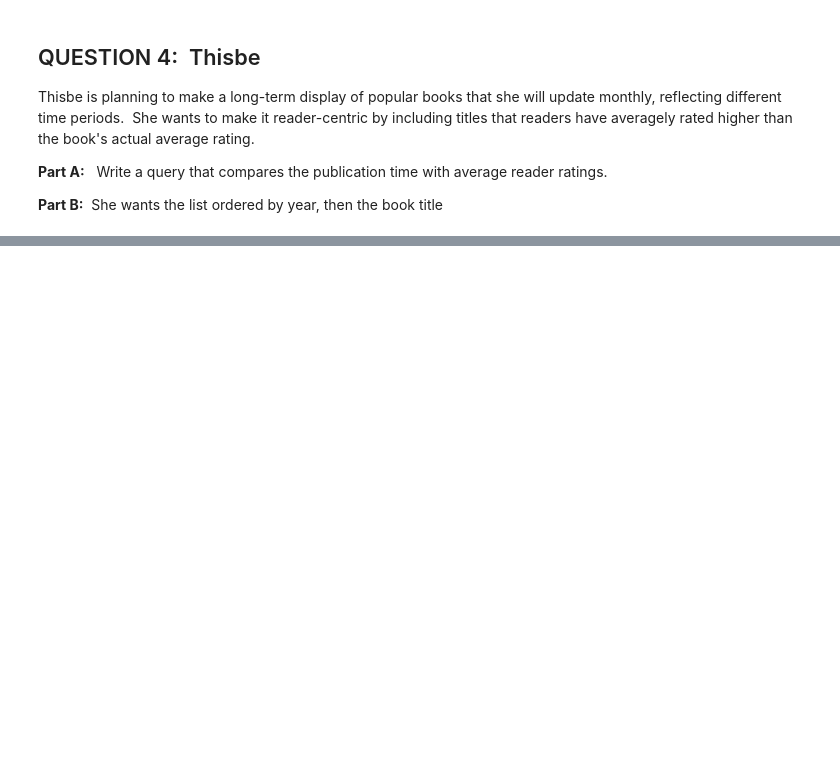
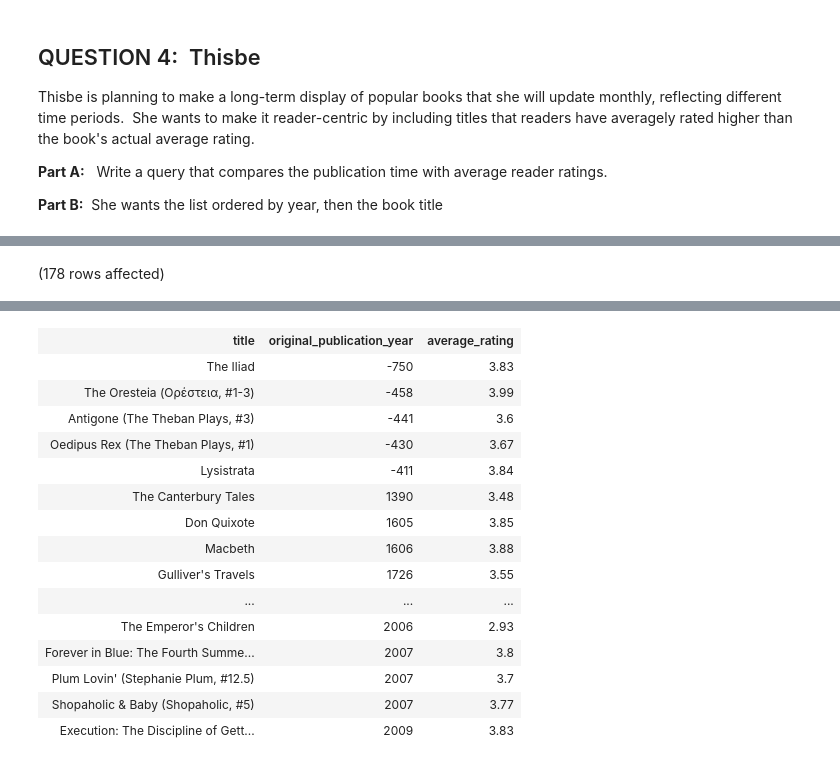
Before and after one commit to e3la/SQL-Part-4-Studio, a Jupyter notebook: Notebook-0.ipynb, the cells around one changed output, grey strips where cells are left out. Saved outputs shown, nothing was run; the diff lists cells and outputs as text; code cells hidden in the pictures; blank space fills up the shorter version.

```diff
--- a/Notebook-0.ipynb
+++ b/Notebook-0.ipynb
@@ -101,0 +212,46 @@ Total execution time: 00:00:00.051
+# %%
+-- Code here:
+
+/*
+Thisbe is planning to make a long-term display of popular books that she will update monthly, reflecting different time periods.  She wants to make it reader-centric by including titles that readers have averagely rated higher than the book's actual average rating.
+
+Part A:   Write a query that compares the publication time with average reader ratings.
+
+Part B:  She wants the list ordered by year, then the book title
+*/
+
+-- average rating from books less than the average rating from the rating table
+-- ratings from rating
+
+-- use book original publication year from book for time
+
+-- using a subquery after the average_rating to find where the average reader rated it higher than the average reading from the books table
+
+-- USE BooksDB
+
+-- WHERE average_rating > (SELECT ratings )
+-- AVG from rating.rating
+
+-- answer is 178 for the numbers
+
+USE BooksDB
+SELECT
+    book.title,
+    book.original_publication_year,
+    book.average_rating
+FROM
+    books AS book
+WHERE
+    book.average_rating < (
+        SELECT
+            AVG(rating)
+        FROM
+            ratings
+        WHERE
+            book_id = book.book_id
+    )
+ORDER BY
+    book.original_publication_year,
+    book.title;
+# %% [output]
+(178 rows affected)
@@ -101,0 +259,16 @@ Total execution time: 00:00:00.051
+| title | original_publication_year | average_rating |
+| The Iliad | -750 | 3.83 |
+| The Oresteia (Ορέστεια, #1-3) | -458 | 3.99 |
+| Antigone (The Theban Plays, #3) | -441 | 3.6 |
+| Oedipus Rex (The Theban Plays, #1) | -430 | 3.67 |
+| Lysistrata | -411 | 3.84 |
+| The Canterbury Tales | 1390 | 3.48 |
+| Don Quixote | 1605 | 3.85 |
+| Macbeth | 1606 | 3.88 |
+| Gulliver's Travels | 1726 | 3.55 |
+| ... | ... | ... |
+| The Emperor's Children | 2006 | 2.93 |
+| Forever in Blue: The Fourth Summe... | 2007 | 3.8 |
+| Plum Lovin' (Stephanie Plum, #12.5) | 2007 | 3.7 |
+| Shopaholic & Baby (Shopaholic, #5) | 2007 | 3.77 |
+| Execution: The Discipline of Gett... | 2009 | 3.83 |
```
Also changed, not shown: parts of 6 cells of this notebook.
